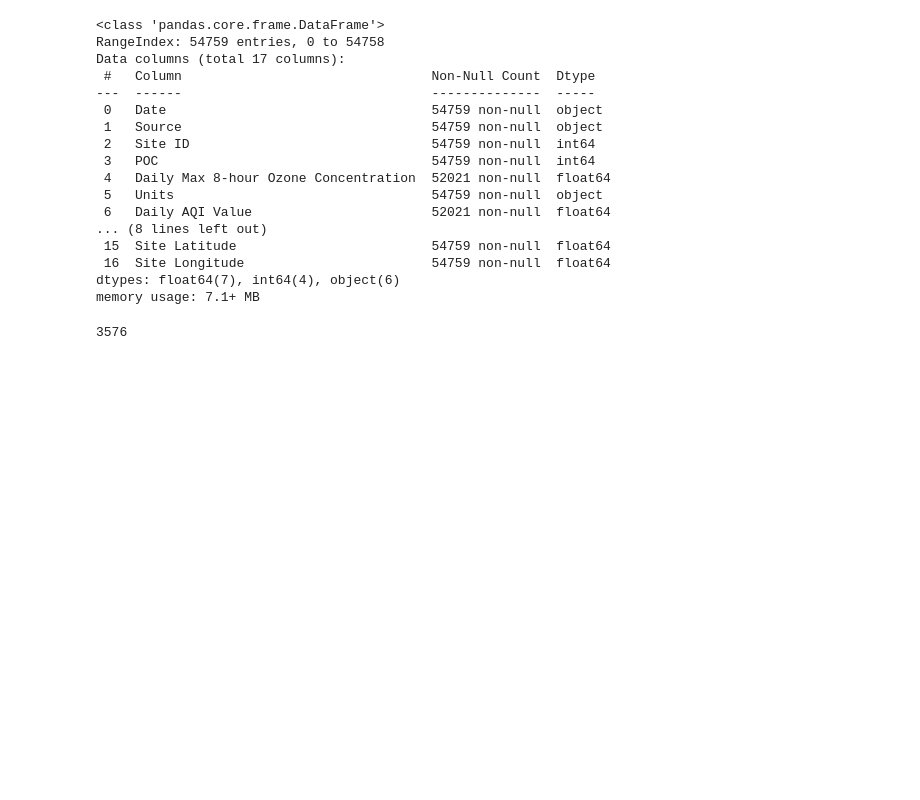
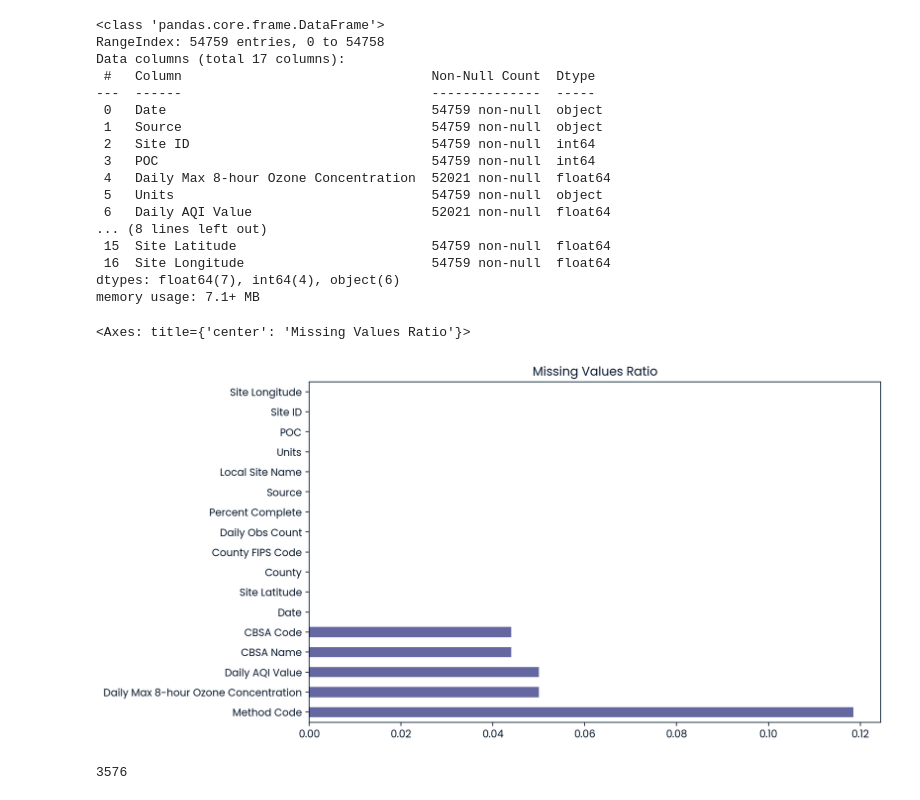
Before and after one commit to esraa-el-tohamii/Ozone-Layer-Dataset-EDA, a Jupyter notebook: notebook.ipynb, the cells around one changed output. Drawn from its saved outputs; the diff is of its cells as text; code cells hidden in the pictures; blank space fills up the shorter version.

```diff
--- a/notebook.ipynb
+++ b/notebook.ipynb
@@ -104,6 +104,11 @@ Data columns (total 17 columns):
  16  Site Longitude                        54759 non-null  float64
 dtypes: float64(7), int64(4), object(6)
 memory usage: 7.1+ MB
+# %%
+df.isnull().mean().sort_values(ascending=False).plot(kind='barh', figsize=(10,6), title='Missing Values Ratio')
+# %% [output]
+<Axes: title={'center': 'Missing Values Ratio'}>
+[figure, added]
 # %%
 df.duplicated().sum()
 # %% [output]
```
Also changed, not shown: parts of 74 cells of this notebook.
